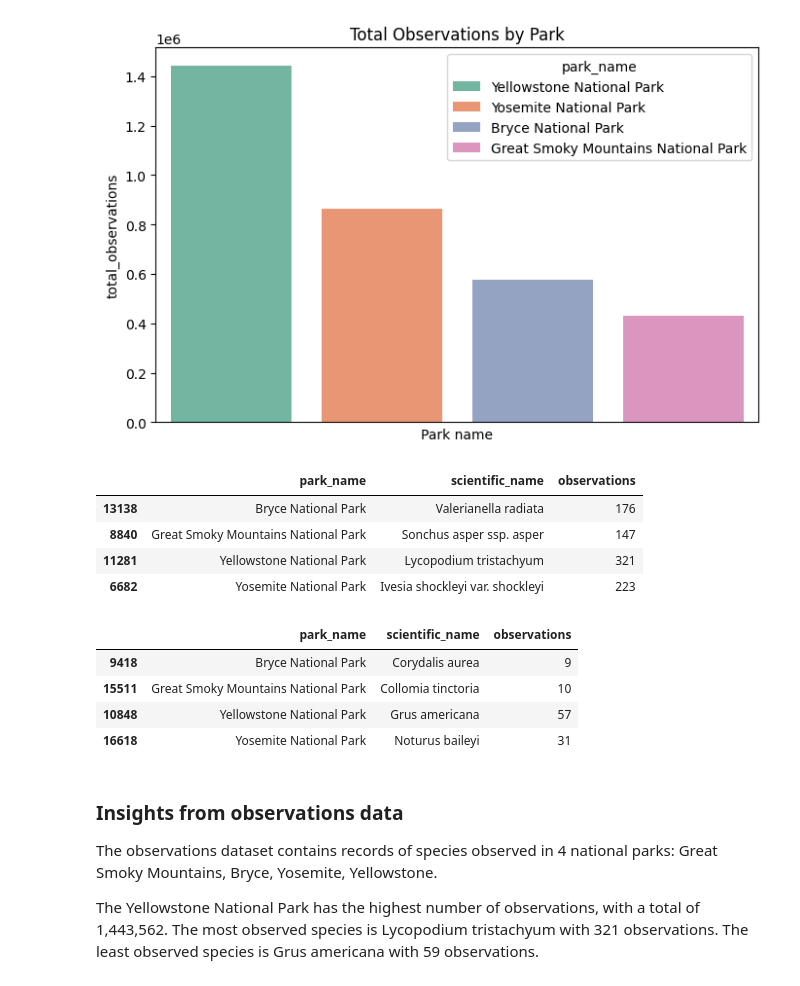
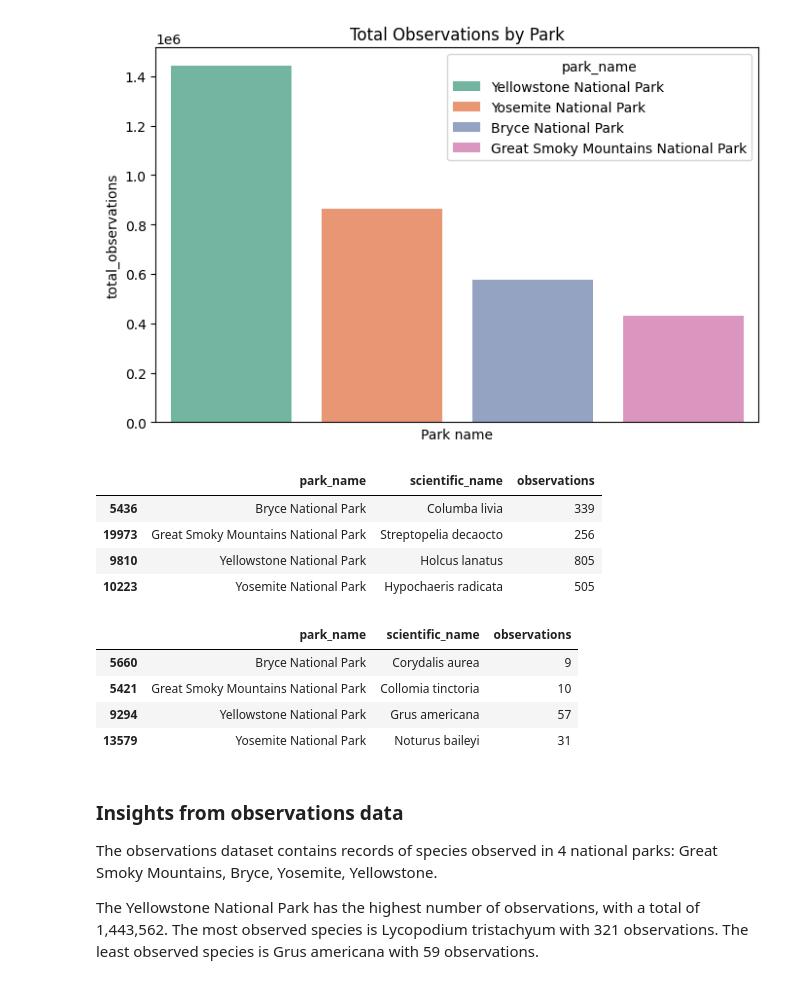
Before and after one commit to 7086600/biodiversity_project, a Jupyter notebook: biodiversity.ipynb, the cells around one changed output. Cells and saved outputs as stored; diff of their text form; code cells hidden in the pictures.

```diff
--- a/biodiversity.ipynb
+++ b/biodiversity.ipynb
@@ -353,29 +353,29 @@ plt.show()
 # %%
 # most observed species
 # find the index of the maximum observations for each park
-idx = observations.groupby('park_name')['observations'].idxmax()
+idx = observations_clean.groupby('park_name')['observations'].idxmax()
 # select the rows with the maximum observations
-mostObservedSpeciesByPark = observations.loc[idx, ['park_name', 'scientific_name', 'observations']]
+mostObservedSpeciesByPark = observations_clean.loc[idx, ['park_name', 'scientific_name', 'observations']]
 mostObservedSpeciesByPark
 # %% [output]
 |  | park_name | scientific_name | observations |
-| 13138 | Bryce National Park | Valerianella radiata | 176 |
-| 8840 | Great Smoky Mountains National Park | Sonchus asper ssp. asper | 147 |
-| 11281 | Yellowstone National Park | Lycopodium tristachyum | 321 |
-| 6682 | Yosemite National Park | Ivesia shockleyi var. shockleyi | 223 |
+| 5436 | Bryce National Park | Columba livia | 339 |
+| 19973 | Great Smoky Mountains National Park | Streptopelia decaocto | 256 |
+| 9810 | Yellowstone National Park | Holcus lanatus | 805 |
+| 10223 | Yosemite National Park | Hypochaeris radicata | 505 |
 # %%
 # least observed species
 # find the index of the min observations for each park
-idx = observations.groupby('park_name')['observations'].idxmin()
+idx = observations_clean.groupby('park_name')['observations'].idxmin()
 # select the rows with the minimum observations
-leastObservedSpeciesByPark = observations.loc[idx, ['park_name', 'scientific_name', 'observations']]
+leastObservedSpeciesByPark = observations_clean.loc[idx, ['park_name', 'scientific_name', 'observations']]
 leastObservedSpeciesByPark
 # %% [output]
 |  | park_name | scientific_name | observations |
-| 9418 | Bryce National Park | Corydalis aurea | 9 |
-| 15511 | Great Smoky Mountains National Park | Collomia tinctoria | 10 |
-| 10848 | Yellowstone National Park | Grus americana | 57 |
-| 16618 | Yosemite National Park | Noturus baileyi | 31 |
+| 5660 | Bryce National Park | Corydalis aurea | 9 |
+| 5421 | Great Smoky Mountains National Park | Collomia tinctoria | 10 |
+| 9294 | Yellowstone National Park | Grus americana | 57 |
+| 13579 | Yosemite National Park | Noturus baileyi | 31 |
 # %% [markdown]
 ### Insights from observations data
 
```
Also changed, not shown: parts of 2 cells of this notebook.
